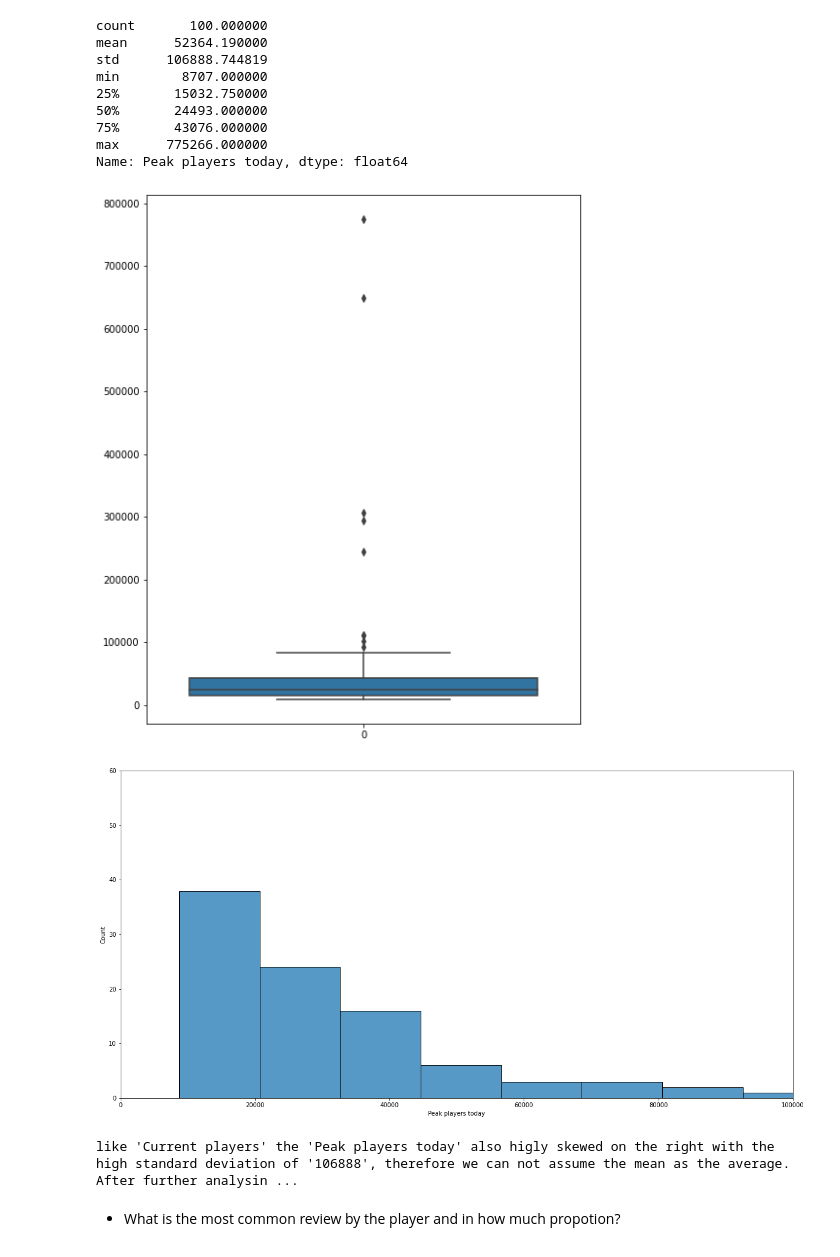
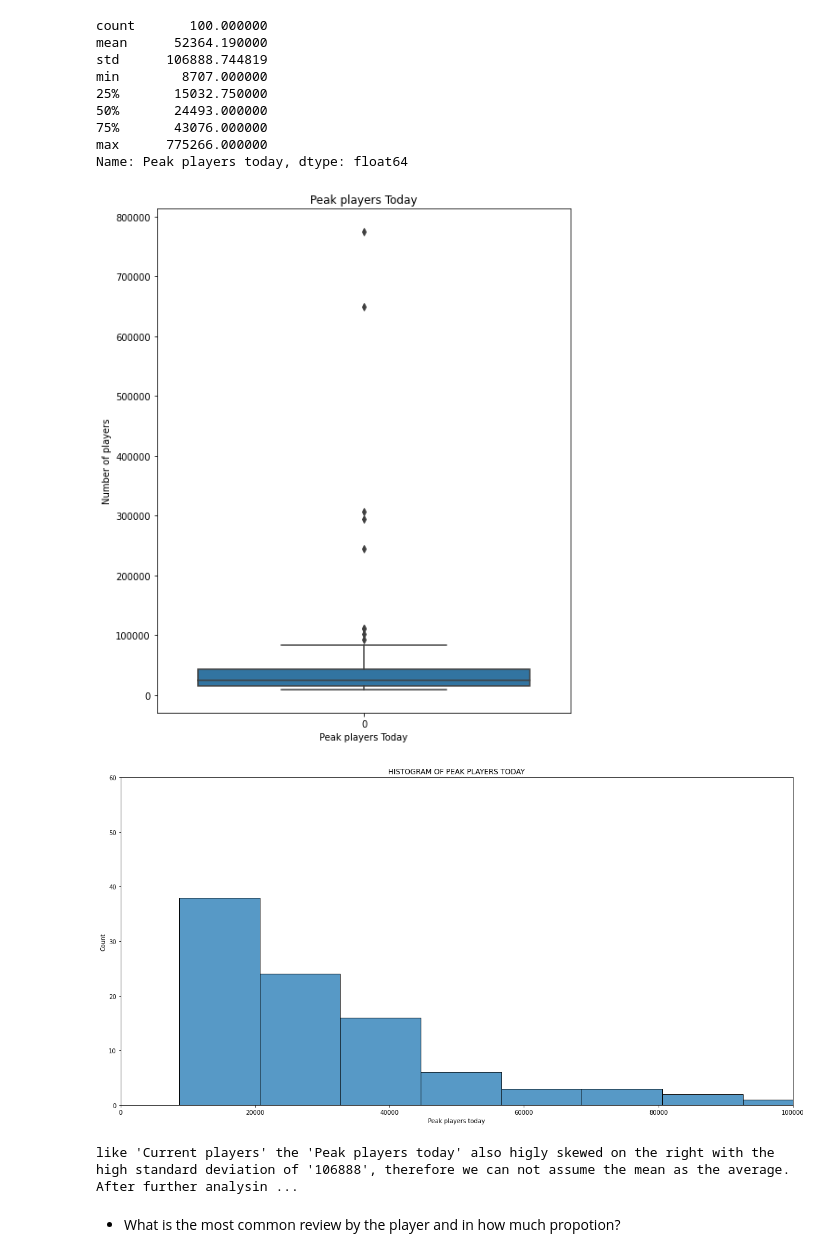
Before and after one commit to viz-graffito/Steam_Nov_Dataset_EDA, a Jupyter notebook: main.ipynb, the cells around one changed output. Drawn from its saved outputs; the diff is of its cells as text; code cells hidden in the pictures.

```diff
--- a/main.ipynb
+++ b/main.ipynb
@@ -367,18 +381,22 @@ Name: Peak players today, dtype: float64
 # %%
 plt.figure(figsize=(8,10))
 sns.boxplot(data = steam['Peak players today'])
+plt.title('Peak players Today')
+plt.ylabel('Number of players')
+plt.xlabel('Peak players Today')
 plt.show()
 # %% [output]
-[figure, old version]
+[figure, new version]
 # %%
 plt.figure(figsize=(20,10))
 plt.axis([0,100000,0,60])
 sns.histplot(steam['Peak players today'])
+plt.title('HISTOGRAM OF PEAK PLAYERS TODAY')
 plt.show()
 
 print('like \'Current players\' the \'Peak players today\' also higly skewed on the right with the high standard deviation of \'106888\', therefore we can not assume the mean as the average. After further analysing the boxplot and the histogram we can see that the highest freqency of the plyayers in a day is between 10000 to 30000 by looking at that we can conclude the Average player in a day is more likely to be median wich is \'24493\'')
 # %% [output]
-[figure, old version]
+[figure, new version]
 like 'Current players' the 'Peak players today' also higly skewed on the right with the high standard deviation of '106888', therefore we can not assume the mean as the average. After further analysin ...
 # %% [markdown]
 - What is the most common review by the player and in how much propotion?<a class="anchor" id="prop"></a>
```
Also changed, not shown: parts of 10 cells of this notebook.
